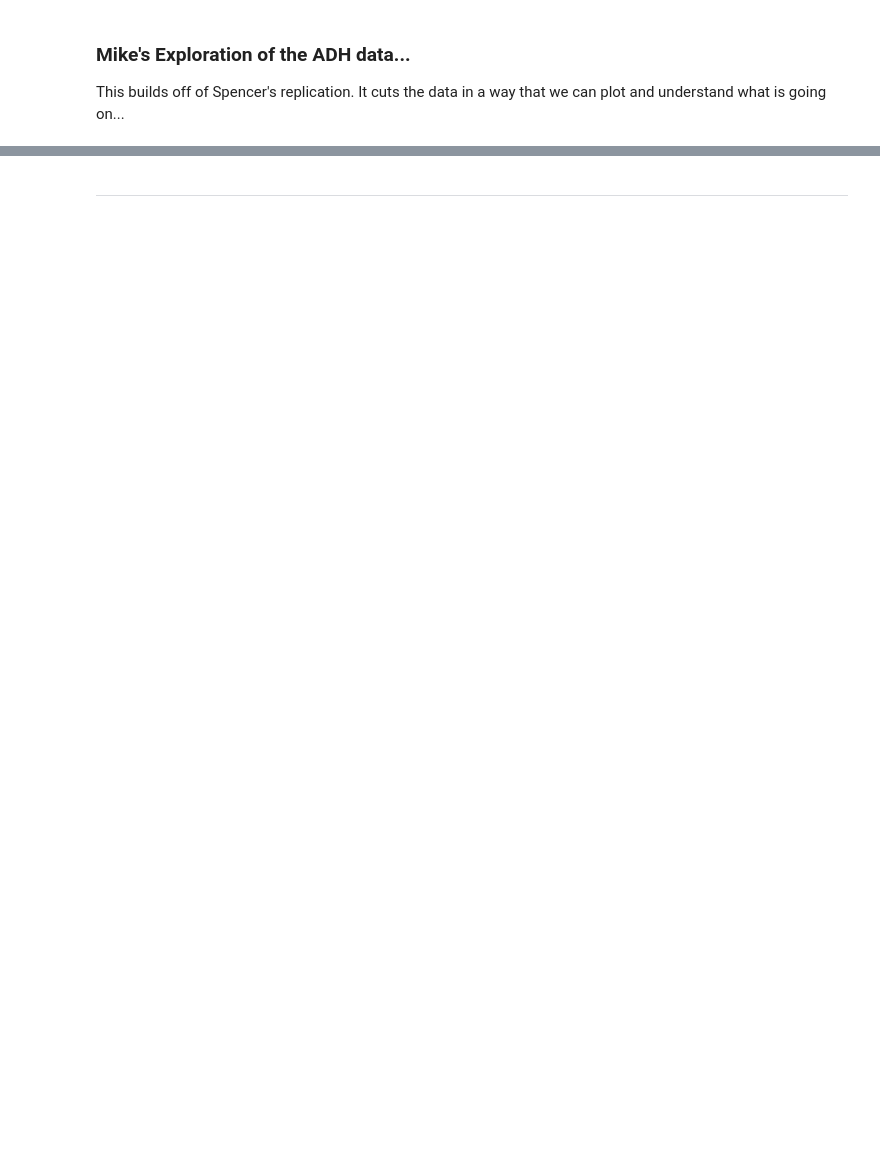
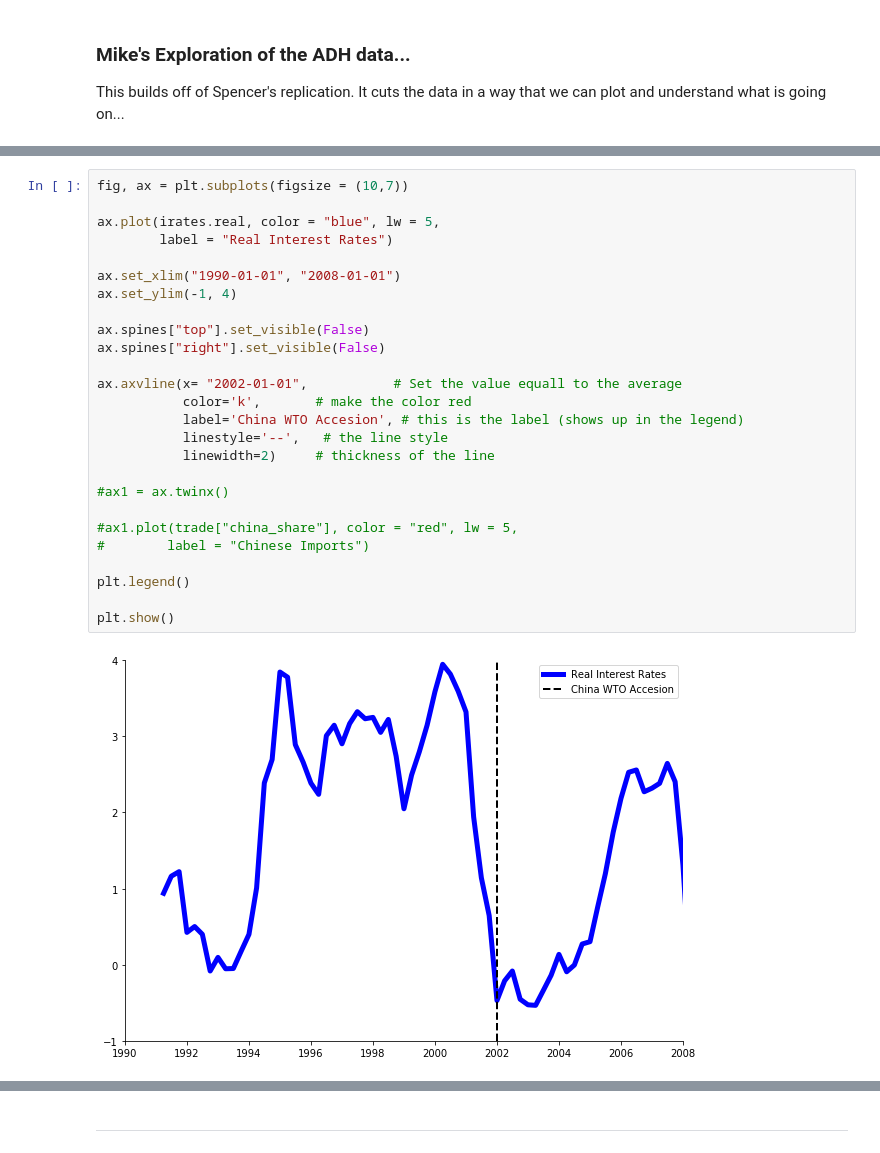
Before and after one commit to mwaugh0328/ADH_replication, a Jupyter notebook: adh_data.ipynb, the cells around one changed output, grey strips where cells are left out. Saved outputs shown, nothing was run; the diff lists cells and outputs as text; blank space fills up the shorter version.

```diff
--- a/adh_data.ipynb
+++ b/adh_data.ipynb
@@ -149,0 +142,28 @@ https://www.federalreserve.gov/boarddocs/speeches/2005/200503102/
+# %%
+fig, ax = plt.subplots(figsize = (10,7))
+
+ax.plot(irates.real, color = "blue", lw = 5,
+        label = "Real Interest Rates")
+
+ax.set_xlim("1990-01-01", "2008-01-01")
+ax.set_ylim(-1, 4)
+
+ax.spines["top"].set_visible(False)
+ax.spines["right"].set_visible(False)
+
+ax.axvline(x= "2002-01-01",           # Set the value equall to the average
+           color='k',       # make the color red
+           label='China WTO Accesion', # this is the label (shows up in the legend)
+           linestyle='--',   # the line style
+           linewidth=2)     # thickness of the line
+
+#ax1 = ax.twinx()
+
+#ax1.plot(trade["china_share"], color = "red", lw = 5,
+#        label = "Chinese Imports")
+
+plt.legend()
+
+plt.show()
+# %% [output]
+[figure, added]
```
Also changed, not shown: parts of 41 cells of this notebook.
